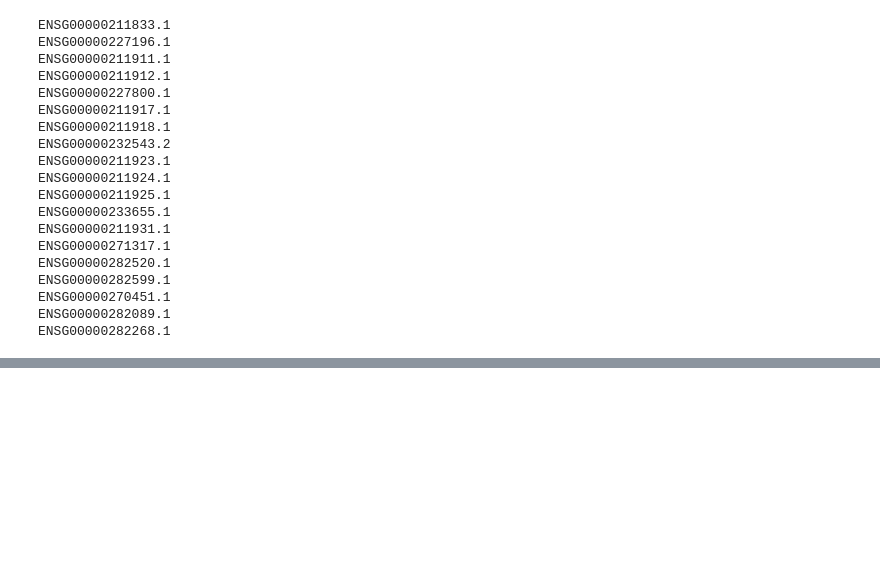
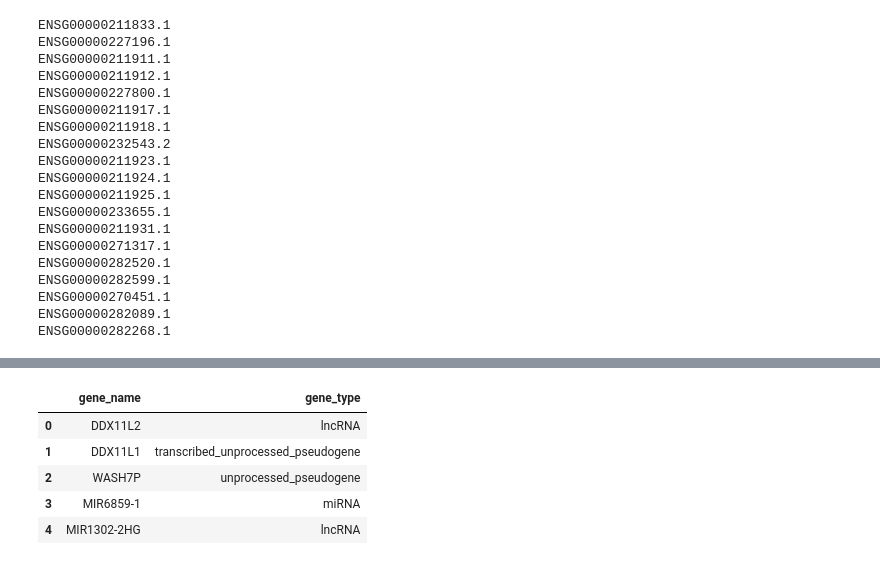
Before and after one commit to touchiyama/lncRNA, a Jupyter notebook: workspace.ipynb, the cells around one changed output, grey strips where cells are left out. Saved outputs shown, nothing was run; the diff lists cells and outputs as text; code cells hidden in the pictures; blank space fills up the shorter version.

```diff
--- a/workspace.ipynb
+++ b/workspace.ipynb
@@ -1760,0 +1848,9 @@ ENSG00000282268.1
+# %%
+df_genelist.head()
+# %% [output]
+|  | gene_name | gene_type |
+| 0 | DDX11L2 | lncRNA |
+| 1 | DDX11L1 | transcribed_unprocessed_pseudogene |
+| 2 | WASH7P | unprocessed_pseudogene |
+| 3 | MIR6859-1 | miRNA |
+| 4 | MIR1302-2HG | lncRNA |
```
Also changed, not shown: parts of 17 cells of this notebook, 2 other files.
